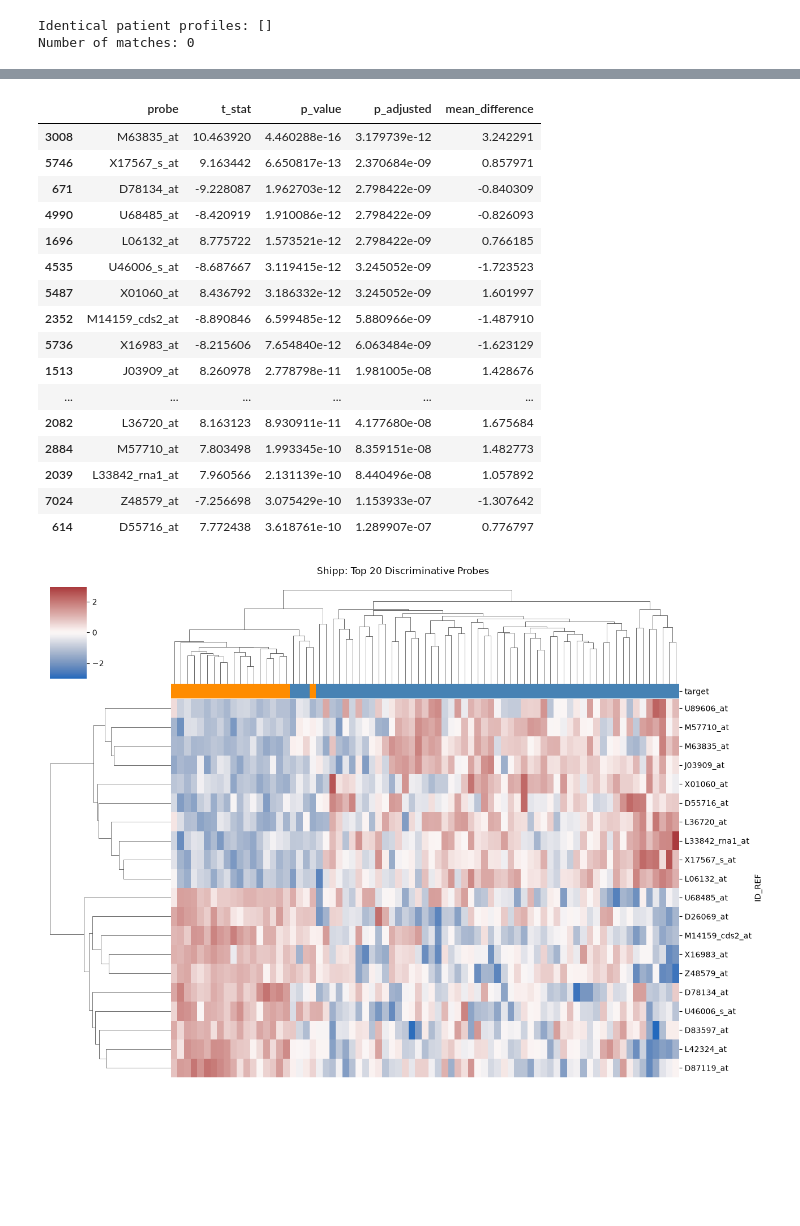
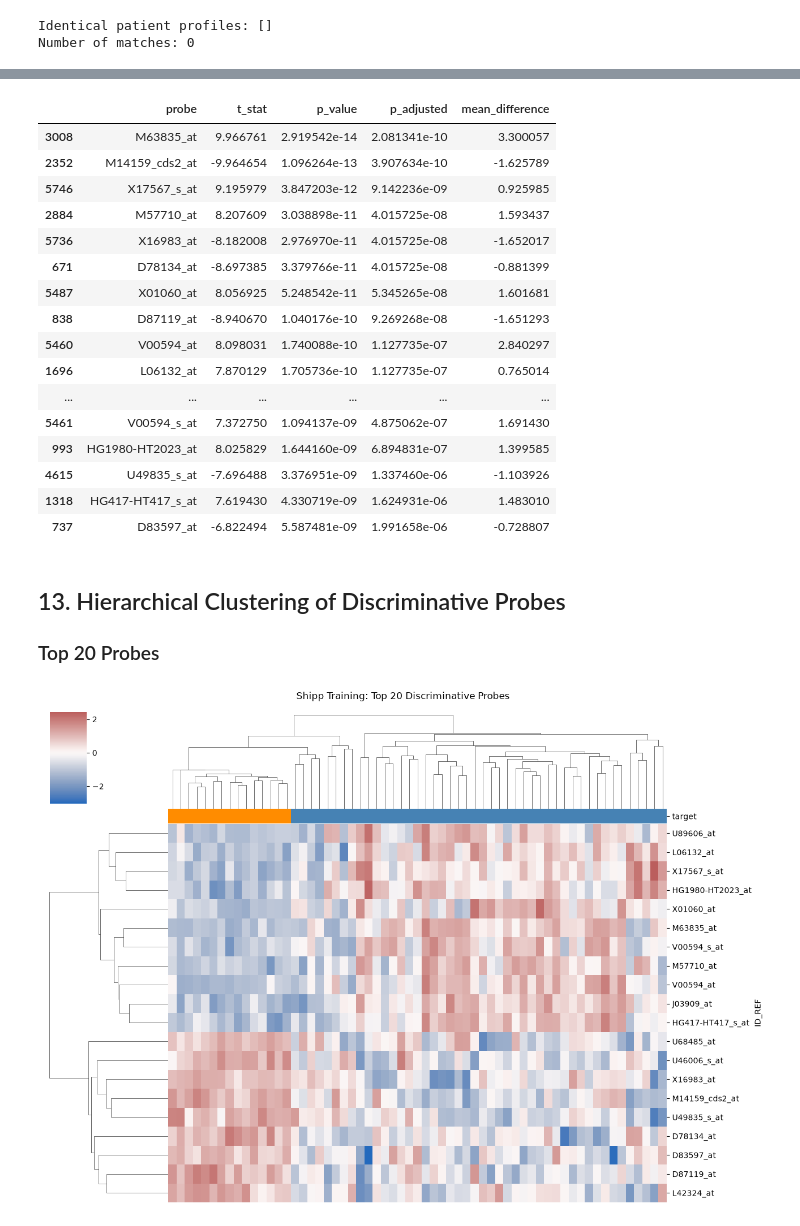
Before and after one commit to zehrarid/cancer-classification-gene-expression, a Jupyter notebook: code/dataPrep.ipynb, the cells around one changed output, grey strips where cells are left out. Drawn from its saved outputs; the diff is of its cells as text; code cells hidden in the pictures; blank space fills up the shorter version.

```diff
--- a/code/dataPrep.ipynb
+++ b/code/dataPrep.ipynb
@@ -1027,20 +1095,14 @@ print(fl_data.shape)
 from scipy.stats import ttest_ind
 from statsmodels.stats.multitest import multipletests
 
-t_stats, p_values = ttest_ind(
-    dlbcl_data,
-    fl_data,
-    axis=0,
-    equal_var=False
-)
-
-reject, p_adjusted, _, _ = multipletests(
-    p_values,
-    alpha=0.05,
-    method="fdr_bh"
-)
-
-print("Total probes tested:", len(p_values))
+t_stats, p_values = ttest_ind(dlbcl_data, fl_data, axis=0, equal_var=False)
+finite = np.isfinite(p_values)
+print("Invalid tests excluded:", (~finite).sum())
+shipp_valid_probes = shipp_valid_probes[finite]
+t_stats, p_values = t_stats[finite], p_values[finite]
+dlbcl_data = dlbcl_data.loc[:, shipp_valid_probes]
+fl_data = fl_data.loc[:, shipp_valid_probes]
+reject, p_adjusted, _, _ = multipletests(p_values, alpha=0.05, method="fdr_bh")
+print("Training probes tested:", len(p_values))
 print("Significant probes (FDR < 0.05):", reject.sum())
-print("Invalid p-values:", (~np.isfinite(p_values)).sum())
 # %% [output]
@@ -1050,64 +1112,65 @@ Invalid p-values: 0
 # %%
 shipp_gene_stats = pd.DataFrame({
-    "probe": X_shipp_log.columns,
+    "probe": shipp_valid_probes,
     "t_stat": t_stats,
     "p_value": p_values,
     "p_adjusted": p_adjusted,
     "mean_difference": dlbcl_data.mean().values - fl_data.mean().values
-})
-
-shipp_gene_stats = shipp_gene_stats.sort_values("p_adjusted")
-
-shipp_gene_stats.head(20)
+}).sort_values("p_adjusted")
+display(shipp_gene_stats.head(20))
 # %% [output]
 |  | probe | t_stat | p_value | p_adjusted | mean_difference |
-| 3008 | M63835_at | 10.463920 | 4.460288e-16 | 3.179739e-12 | 3.242291 |
-| 5746 | X17567_s_at | 9.163442 | 6.650817e-13 | 2.370684e-09 | 0.857971 |
-| 671 | D78134_at | -9.228087 | 1.962703e-12 | 2.798422e-09 | -0.840309 |
-| 4990 | U68485_at | -8.420919 | 1.910086e-12 | 2.798422e-09 | -0.826093 |
-| 1696 | L06132_at | 8.775722 | 1.573521e-12 | 2.798422e-09 | 0.766185 |
-| 4535 | U46006_s_at | -8.687667 | 3.119415e-12 | 3.245052e-09 | -1.723523 |
-| 5487 | X01060_at | 8.436792 | 3.186332e-12 | 3.245052e-09 | 1.601997 |
-| 2352 | M14159_cds2_at | -8.890846 | 6.599485e-12 | 5.880966e-09 | -1.487910 |
-| 5736 | X16983_at | -8.215606 | 7.654840e-12 | 6.063484e-09 | -1.623129 |
-| 1513 | J03909_at | 8.260978 | 2.778798e-11 | 1.981005e-08 | 1.428676 |
+| 3008 | M63835_at | 9.966761 | 2.919542e-14 | 2.081341e-10 | 3.300057 |
+| 2352 | M14159_cds2_at | -9.964654 | 1.096264e-13 | 3.907634e-10 | -1.625789 |
+| 5746 | X17567_s_at | 9.195979 | 3.847203e-12 | 9.142236e-09 | 0.925985 |
+| 2884 | M57710_at | 8.207609 | 3.038898e-11 | 4.015725e-08 | 1.593437 |
+| 5736 | X16983_at | -8.182008 | 2.976970e-11 | 4.015725e-08 | -1.652017 |
+| 671 | D78134_at | -8.697385 | 3.379766e-11 | 4.015725e-08 | -0.881399 |
+| 5487 | X01060_at | 8.056925 | 5.248542e-11 | 5.345265e-08 | 1.601681 |
+| 838 | D87119_at | -8.940670 | 1.040176e-10 | 9.269268e-08 | -1.651293 |
+| 5460 | V00594_at | 8.098031 | 1.740088e-10 | 1.127735e-07 | 2.840297 |
+| 1696 | L06132_at | 7.870129 | 1.705736e-10 | 1.127735e-07 | 0.765014 |
 | ... | ... | ... | ... | ... | ... |
-| 2082 | L36720_at | 8.163123 | 8.930911e-11 | 4.177680e-08 | 1.675684 |
-| 2884 | M57710_at | 7.803498 | 1.993345e-10 | 8.359151e-08 | 1.482773 |
-| 2039 | L33842_rna1_at | 7.960566 | 2.131139e-10 | 8.440496e-08 | 1.057892 |
-| 7024 | Z48579_at | -7.256698 | 3.075429e-10 | 1.153933e-07 | -1.307642 |
-| 614 | D55716_at | 7.772438 | 3.618761e-10 | 1.289907e-07 | 0.776797 |
+| 5461 | V00594_s_at | 7.372750 | 1.094137e-09 | 4.875062e-07 | 1.691430 |
+| 993 | HG1980-HT2023_at | 8.025829 | 1.644160e-09 | 6.894831e-07 | 1.399585 |
+| 4615 | U49835_s_at | -7.696488 | 3.376951e-09 | 1.337460e-06 | -1.103926 |
+| 1318 | HG417-HT417_s_at | 7.619430 | 4.330719e-09 | 1.624931e-06 | 1.483010 |
+| 737 | D83597_at | -6.822494 | 5.587481e-09 | 1.991658e-06 | -0.728807 |
+# %% [markdown]
+## 13. Hierarchical Clustering of Discriminative Probes
+
+### Top 20 Probes
 # %%
 import seaborn as sns
 
 top20_shipp = shipp_gene_stats.head(20)["probe"]
-X_shipp_top20 = X_shipp_log[top20_shipp]
+X_shipp_top20 = X_shipp_train_log[top20_shipp]
 
 # Standardize each probe across patients
 X_shipp_top20_z = (
     X_shipp_top20 - X_shipp_top20.mean()
 ) / X_shipp_top20.std()
 
-shipp_class_colors = shipp_expr["target"].map({
+shipp_class_colors = y_shipp_train.map({
     1: "steelblue",     # DLBCL
     0: "darkorange"     # FL
 })
 
 g_shipp20 = sns.clustermap(
     X_shipp_top20_z.T,
     col_colors=shipp_class_colors,
     cmap="vlag",
     center=0,
     figsize=(13, 9),
     xticklabels=False,
     yticklabels=True
 )
 
 g_shipp20.fig.suptitle(
-    "Shipp: Top 20 Discriminative Probes",
+    "Shipp Training: Top 20 Discriminative Probes",
     y=1.02
 )
 
 plt.show()
 # %% [output]
-[figure, old version]
+[figure, new version]
```
Also changed, not shown: parts of 60 cells of this notebook.
